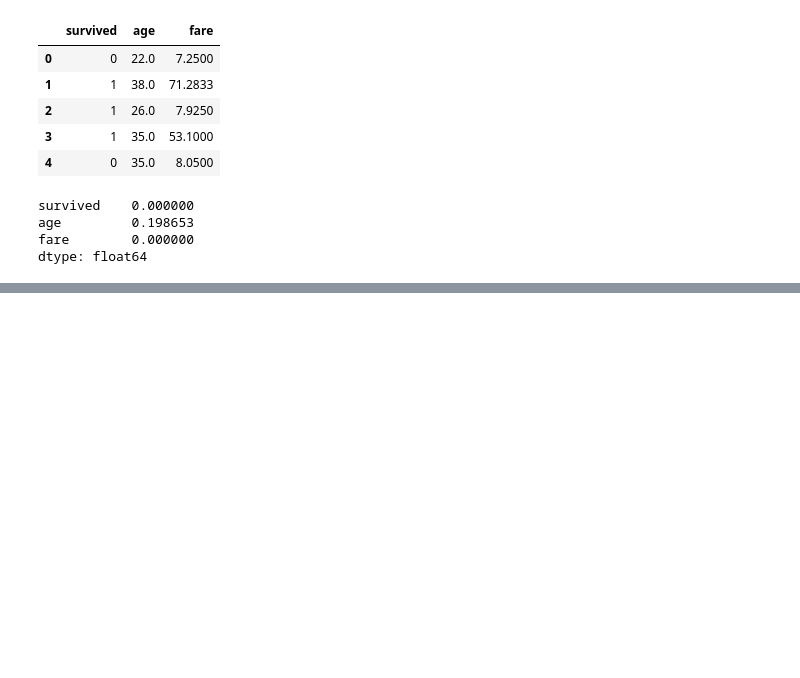
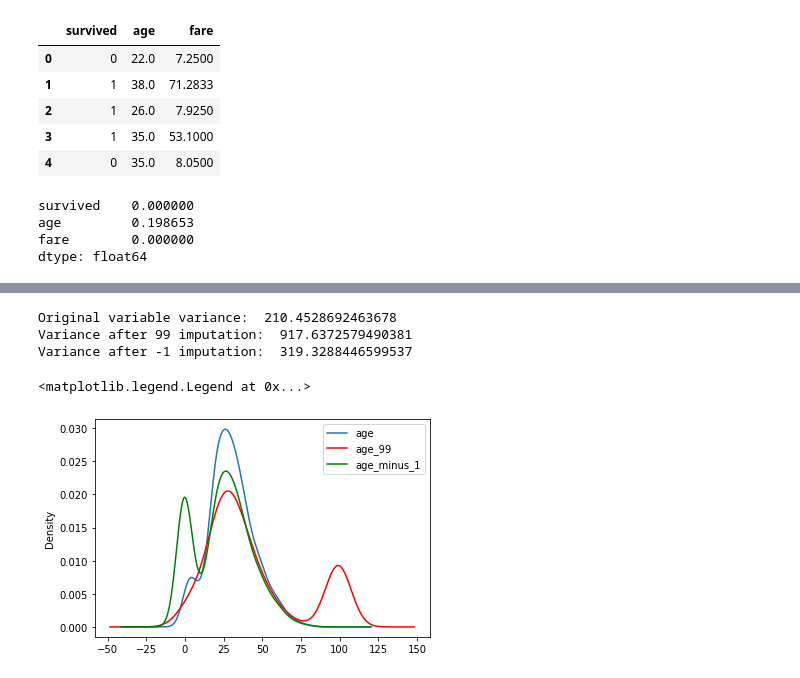
Before and after one commit to KarthikKothareddy/FeatureEngineering, a Jupyter notebook: Missing_Data_Imputation.ipynb, the cells around one changed output, grey strips where cells are left out. Saved outputs shown, nothing was run; the diff lists cells and outputs as text; code cells hidden in the pictures; blank space fills up the shorter version.

Commit message:
end of distribution imp

```diff
--- a/Missing_Data_Imputation.ipynb
+++ b/Missing_Data_Imputation.ipynb
@@ -450,0 +478,11 @@ dtype: float64
+# %%
+# lets try to replace AGE by two arbitary values and observe the impacts
+
+# impute by 99
+x_train["age_99"] = impute_na(x_train, "age", 99)
+
+
+# impute by -1
+x_train["age_minus_1"] = impute_na(x_train, "age", -1)
+
+x_train.head()
@@ -450,0 +496,34 @@ dtype: float64
+# %%
+# we can see a change in the variance after arbitrary value imputation
+# this is expected, because the percentage of missing data is quite
+# high in Age ~20%
+
+print('Original variable variance: ', x_train['age'].var())
+print('Variance after 99 imputation: ', x_train['age_99'].var())
+print('Variance after -1 imputation: ', x_train['age_minus_1'].var())
+# %% [output]
+Original variable variance:  210.4528692463678
+Variance after 99 imputation:  917.6372579490381
+Variance after -1 imputation:  319.3288446599537
+# %%
+# we can see that the distribution has changed
+# with now more values accumulating towards the arbitrary values
+
+fig = plt.figure()
+ax = fig.add_subplot(111)
+
+# original variable distribution
+x_train['age'].plot(kind='kde', ax=ax)
+
+# variable imputed with 99
+x_train['age_99'].plot(kind='kde', ax=ax, color='red')
+
+# variable imputed with -1
+x_train['age_minus_1'].plot(kind='kde', ax=ax, color='green')
+
+# add legends
+lines, labels = ax.get_legend_handles_labels()
+ax.legend(lines, labels, loc='best')
+# %% [output]
+<matplotlib.legend.Legend at 0x...>
+[figure, added]
```
Also changed, not shown: parts of 17 cells of this notebook.
